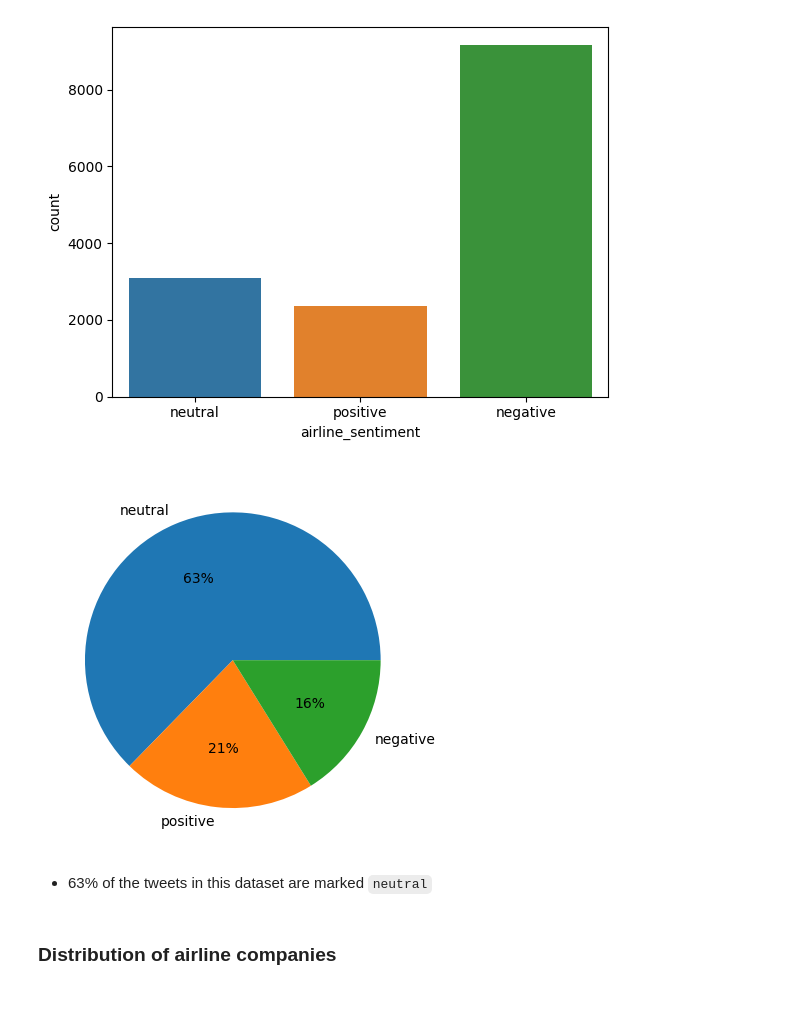
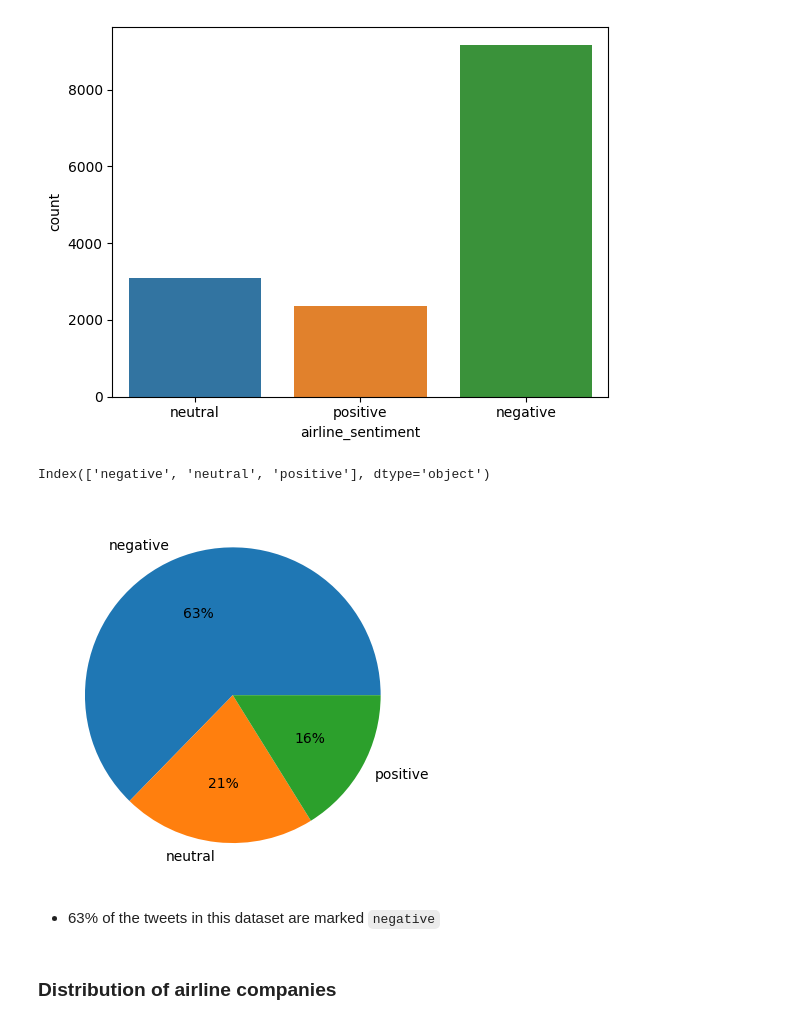
Before and after one commit to karansangha/5511_week6_finalproject, a Jupyter notebook: Sentiment Analysis.ipynb, the cells around one changed output. Drawn from its saved outputs; the diff is of its cells as text; code cells hidden in the pictures.

```diff
--- a/Sentiment Analysis.ipynb
+++ b/Sentiment Analysis.ipynb
@@ -83,14 +84,18 @@ sns.countplot(x="airline_sentiment", data=df)
 # %% [output]
 <AxesSubplot: xlabel='airline_sentiment', ylabel='count'>
 [figure]
+# %%
+df["airline_sentiment"].value_counts().index
+# %% [output]
+Index(['negative', 'neutral', 'positive'], dtype='object')
 # %%
 plt.pie(df["airline_sentiment"].value_counts()
-        , labels=df["airline_sentiment"].unique()
+        , labels=df["airline_sentiment"].value_counts().index
         , autopct='%.0f%%')
 plt.show()
 # %% [output]
-[figure, old version]
+[figure, new version]
 # %% [markdown]
-- 63% of the tweets in this dataset are marked `neutral`
+- 63% of the tweets in this dataset are marked `negative`
 # %% [markdown]
 ### Distribution of airline companies
```
Also changed, not shown: parts of 12 cells of this notebook.
